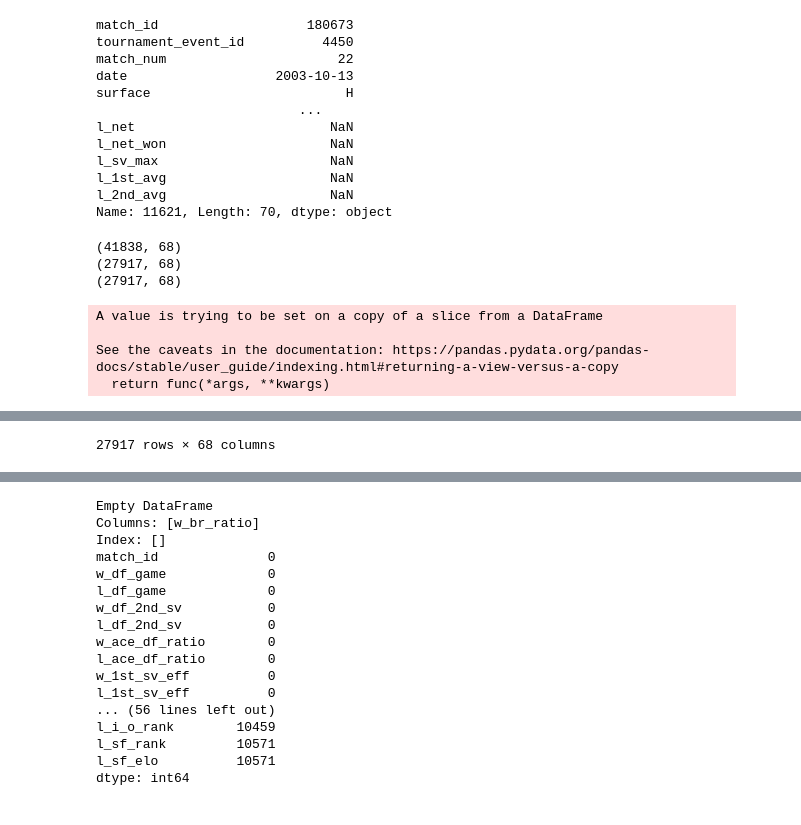
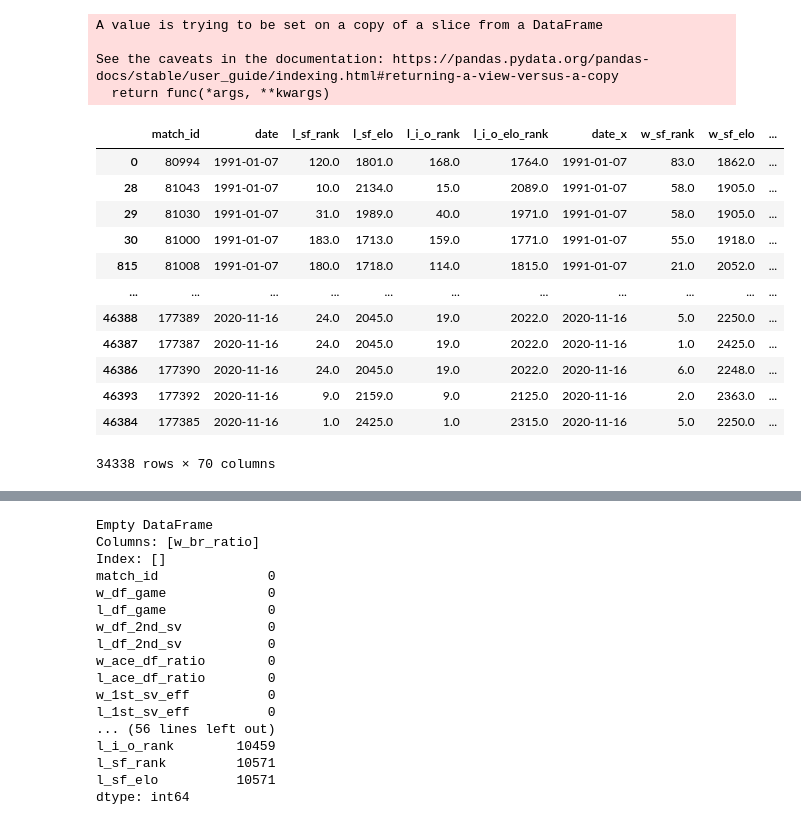
Before and after one commit to Bentgm17/TennisML, a Jupyter notebook: data_extraction/feature_tuning.ipynb, the cells around one changed output, grey strips where cells are left out. Cells and saved outputs as stored; diff of their text form; code cells hidden in the pictures.

Commit message:
fixed duplicate data entries

```diff
--- a/data_extraction/feature_tuning.ipynb
+++ b/data_extraction/feature_tuning.ipynb
@@ -19,37 +19,35 @@ df.dropna(how='all', axis=1, inplace=True)
 df.drop(["match_id.1","has_stats"],axis=1,inplace=True)
 df=df[df['outcome'] != "RET"]
 df=df[(~df['surface'].isna()) | (~df['indoor'].isna())]
-display(df[df['w_1st_won']/df['w_1st_in']>1].iloc[4])
+df.sort_values(by="date",inplace=True)
 # df=df[~df['surface'].isna() ]
 # 180673
-# %% [output]
-match_id                   180673
-tournament_event_id          4450
-match_num                      22
-date                   2003-10-13
-surface                         H
-                          ...
-l_net                         NaN
-l_net_won                     NaN
-l_sv_max                      NaN
-l_1st_avg                     NaN
-l_2nd_avg                     NaN
-Name: 11621, Length: 70, dtype: object
 # %%
 import numpy as np
 
 data_trans = Transformation(df)
 data_trans()
 new_df=data_trans.get_dataframe()
 new_df.drop(['w_1st_in','l_1st_in','w_sv_gm_lset','l_sv_gm_lset','w_ace_set','l_ace_set','w_df_set','l_df_set','w_r_gm_w_set','l_r_gm_w_set','w_bp_set','l_bp_set','w_bpf_set','l_bpf_set'],axis=1,inplace=True)
 new_df=new_df[~new_df.isin([np.nan, np.inf, -np.inf]).any(1)]
 new_df.dropna(inplace=True)
-display(new_df)
+display(new_df.sort_values(by='date'))
+# display(new_df)
 # %% [output]
-(41838, 68)
-(27917, 68)
-(27917, 68)
+A value is trying to be set on a copy of a slice from a DataFrame
+
+See the caveats in the documentation: https://pandas.pydata.org/pandas-docs/stable/user_guide/indexing.html#returning-a-view-versus-a-copy
+  return func(*args, **kwargs)
+|  | match_id | date | l_sf_rank | l_sf_elo | l_i_o_rank | l_i_o_elo_rank | date_x | w_sf_rank | w_sf_elo | ... |
+| 0 | 80994 | 1991-01-07 | 120.0 | 1801.0 | 168.0 | 1764.0 | 1991-01-07 | 83.0 | 1862.0 | ... |
+| 28 | 81043 | 1991-01-07 | 10.0 | 2134.0 | 15.0 | 2089.0 | 1991-01-07 | 58.0 | 1905.0 | ... |
+| 29 | 81030 | 1991-01-07 | 31.0 | 1989.0 | 40.0 | 1971.0 | 1991-01-07 | 58.0 | 1905.0 | ... |
+| 30 | 81000 | 1991-01-07 | 183.0 | 1713.0 | 159.0 | 1771.0 | 1991-01-07 | 55.0 | 1918.0 | ... |
+| 815 | 81008 | 1991-01-07 | 180.0 | 1718.0 | 114.0 | 1815.0 | 1991-01-07 | 21.0 | 2052.0 | ... |
+| ... | ... | ... | ... | ... | ... | ... | ... | ... | ... | ... |
+| 46388 | 177389 | 2020-11-16 | 24.0 | 2045.0 | 19.0 | 2022.0 | 2020-11-16 | 5.0 | 2250.0 | ... |
+| 46387 | 177387 | 2020-11-16 | 24.0 | 2045.0 | 19.0 | 2022.0 | 2020-11-16 | 1.0 | 2425.0 | ... |
+| 46386 | 177390 | 2020-11-16 | 24.0 | 2045.0 | 19.0 | 2022.0 | 2020-11-16 | 6.0 | 2248.0 | ... |
+| 46393 | 177392 | 2020-11-16 | 9.0 | 2159.0 | 9.0 | 2125.0 | 2020-11-16 | 2.0 | 2363.0 | ... |
+| 46384 | 177385 | 2020-11-16 | 1.0 | 2425.0 | 1.0 | 2315.0 | 2020-11-16 | 5.0 | 2250.0 | ... |
-A value is trying to be set on a copy of a slice from a DataFrame
-
-See the caveats in the documentation: https://pandas.pydata.org/pandas-docs/stable/user_guide/indexing.html#returning-a-view-versus-a-copy
-  return func(*args, **kwargs)
+34338 rows × 70 columns
@@ -68 +53,0 @@ See the caveats in the documentation: https://pandas.pydata.org/pandas-docs/stab
-27917 rows × 68 columns
```
Also changed, not shown: parts of 2 cells of this notebook, 6 other files.
